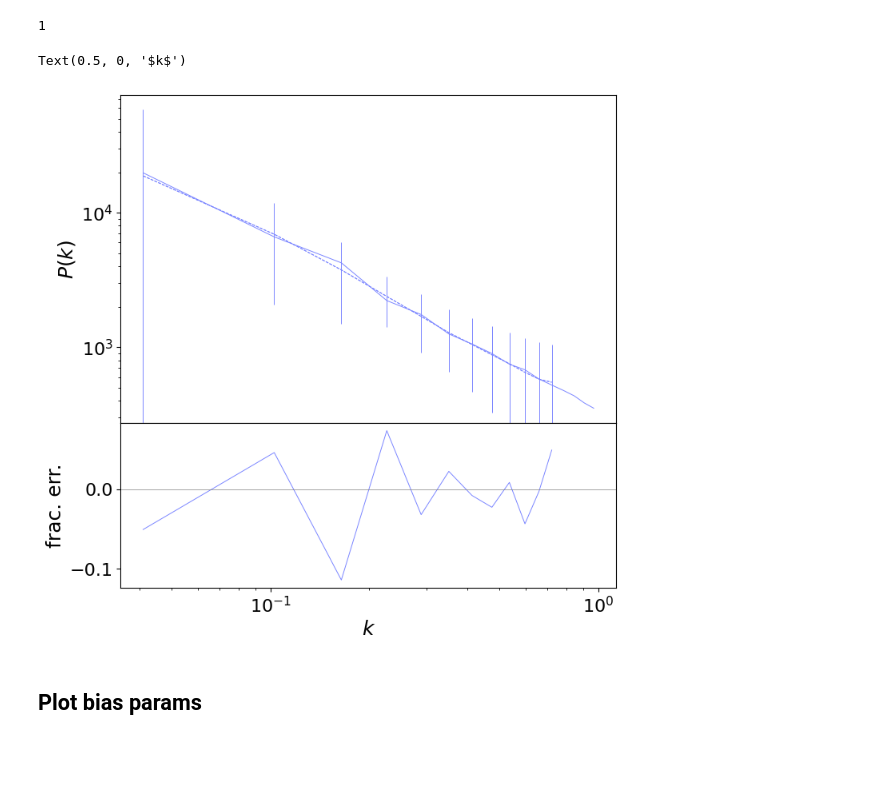
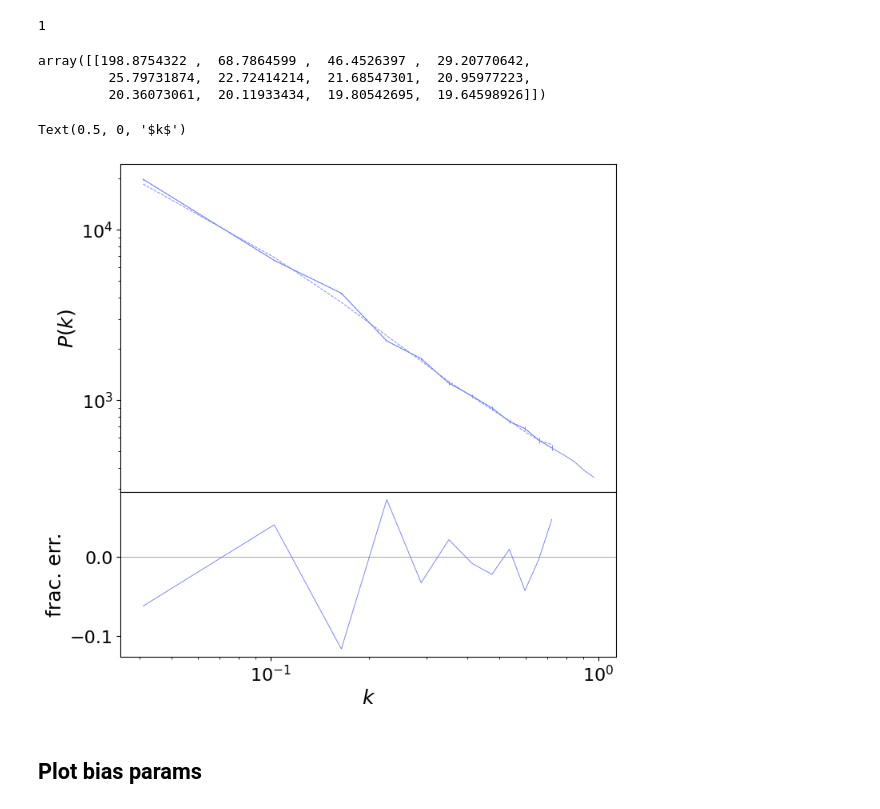
Before and after one commit to kstoreyf/biasexp-target-observable, a Jupyter notebook: notebooks/2023-12-24_camels-sam_biasexp_fit.ipynb, the cells around one changed output. Cells and saved outputs as stored; diff of their text form; code cells hidden in the pictures; blank space fills up the shorter version.

```diff
--- a/notebooks/2023-12-24_camels-sam_biasexp_fit.ipynb
+++ b/notebooks/2023-12-24_camels-sam_biasexp_fit.ipynb
@@ -553,7 +553,7 @@ for i in range(n_fit):
     print(f"Fitting SAM {i}")
     pk_sam = pks[i]['pk'][i_bins]
 
-    err_poisson = pk['shotnoise'][i_bins]
+    err_poisson = pks[i]['shotnoise'][i_bins]
     err_1p = 0.01*pk_sam
     variance = err_poisson**2 + err_1p**2
     var_arr.append(variance)
@@ -567,29 +567,35 @@ Fitting SAM 0
 print(np.sum([res['success'] for res in res_arr]))
 # %% [output]
 1
+# %%
+np.sqrt(var_arr)
+# %% [output]
+array([[198.8754322 ,  68.7864599 ,  46.4526397 ,  29.20770642,
+         25.79731874,  22.72414214,  21.68547301,  20.95977223,
+         20.36073061,  20.11933434,  19.80542695,  19.64598926]])
 # %%
 nrows, ncols = 2, 1
 fig, axarr = plt.subplots(nrows, ncols, figsize=(8,8), sharex=True, height_ratios=[2,1])
 plt.subplots_adjust(hspace=0)
 
 for i in range(n_fit):
     axarr[0].plot(pks[i]['k'], pks[i]['pk'], lw=0.7, color=colors[i])
+    axarr[0].errorbar(k_sam, pks[i]['pk'][i_bins], yerr=np.sqrt(var_arr[i]), lw=0.7, ls='--', color=colors[i])
     bias_params = res_arr[i]['x'][:4]
     _, pk_emu, _ = emulator.get_galaxy_real_pk(bias=bias_params, k=k_sam, **cosmo_params)
     axarr[0].plot(k_sam, pk_emu, lw=0.7, ls='--', color=colors[i])
-    axarr[0].errorbar(k_sam, pk_emu, yerr=var_arr[i], lw=0.7, ls='--', color=colors[i])
     axarr[0].set_ylabel(r'$P(k)$')
 
     axarr[1].plot(k_sam, (pk_emu-pks[i]['pk'][i_bins])/pks[i]['pk'][i_bins], lw=0.7, color=colors[i])
     axarr[1].set_ylabel('frac. err.')
     axarr[1].axhline(0, color='grey', lw=0.5)
 
 plt.xscale('log')
 axarr[0].set_yscale('log')
 plt.xlabel(r'$k$')
 # %% [output]
 Text(0.5, 0, '$k$')
-[figure, old version]
+[figure, new version]
 # %% [markdown]
 ## Plot bias params
 # %%
```
Also changed, not shown: parts of 5 cells of this notebook, 5 other files.
